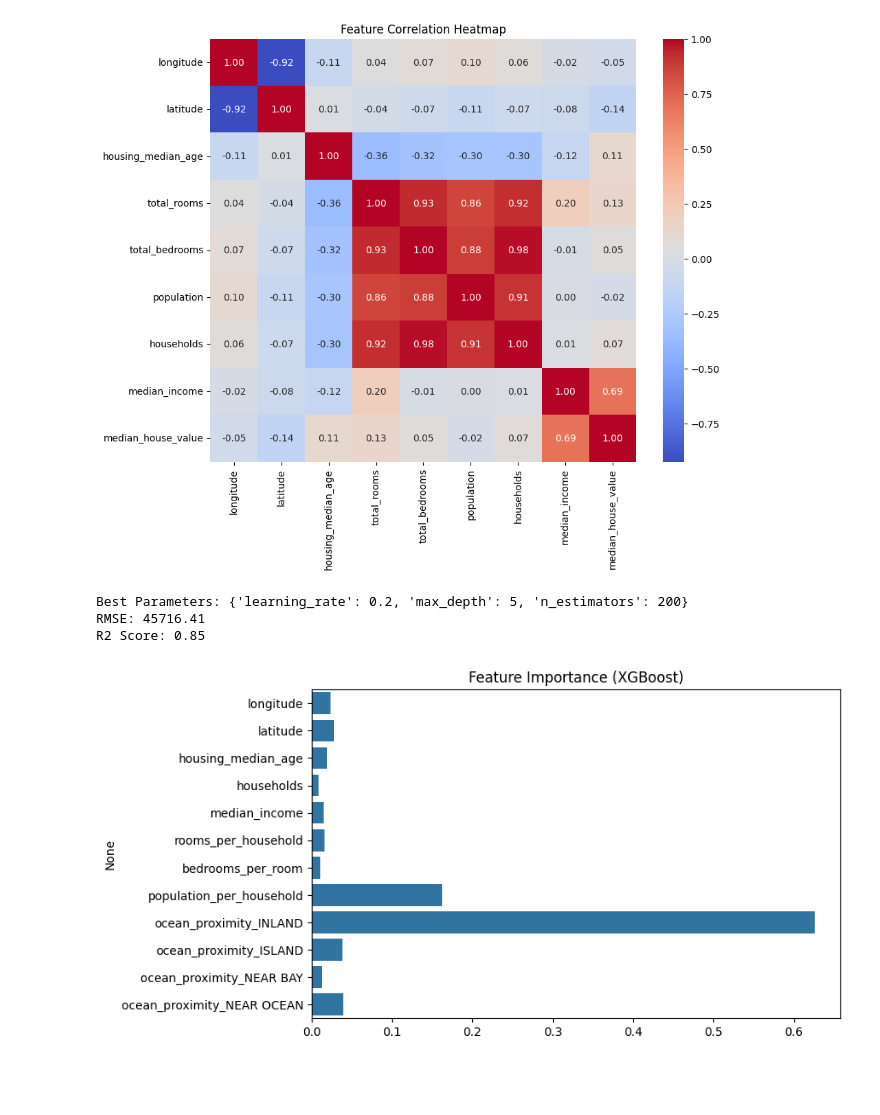
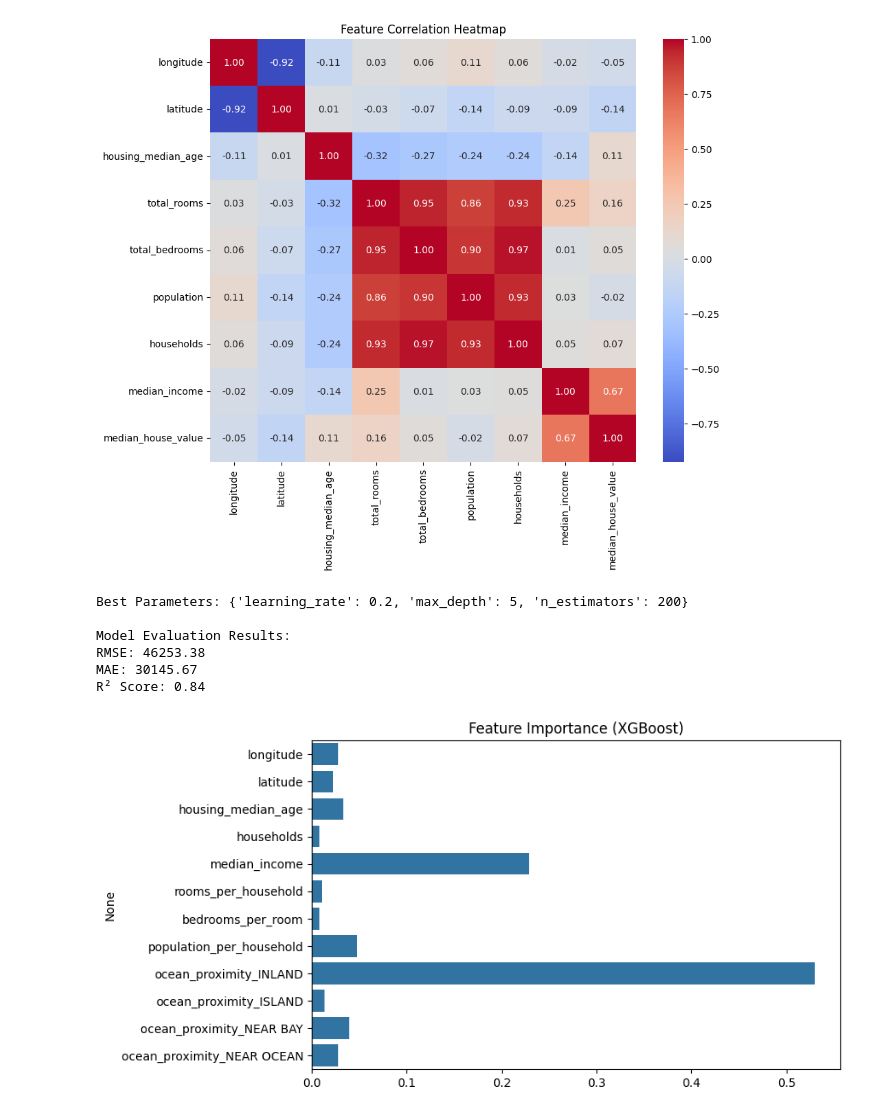
Before and after one commit to Nandhanaa-Mathesvaran/housing, a Jupyter notebook: XGBoost.ipynb, the cells around one changed output. Drawn from its saved outputs; the diff is of its cells as text; code cells hidden in the pictures; blank space fills up the shorter version.

```diff
--- a/XGBoost.ipynb
+++ b/XGBoost.ipynb
@@ -112,3 +112,11 @@ households            3.410190
 median_income         1.646537
 median_house_value    0.977692
 dtype: float64
+# %%
+import numpy as np
+
+cols_to_transform = ['total_rooms', 'total_bedrooms', 'population', 'households', 'median_income']
+
+for col in cols_to_transform:
+    df[col] = np.log1p(df[col])
+print(df[cols_to_transform].apply(lambda x: skew(x.dropna())))
@@ -163,20 +205,25 @@ print("Best Parameters:", grid.best_params_)
 
 best = grid.best_estimator_
 y_pred = best.predict(X_test)
-
 rmse = np.sqrt(mean_squared_error(y_test, y_pred))
+mae = mean_absolute_error(y_test, y_pred)
 r2 = r2_score(y_test, y_pred)
 
+print("\nModel Evaluation Results:")
 print("RMSE:", round(rmse, 2))
-print("R2 Score:", round(r2, 2))
+print("MAE:", round(mae, 2))
+print("R² Score:", round(r2, 2))
 # %% [output]
 Best Parameters: {'learning_rate': 0.2, 'max_depth': 5, 'n_estimators': 200}
-RMSE: 45716.41
-R2 Score: 0.85
+
+Model Evaluation Results:
+RMSE: 46253.38
+MAE: 30145.67
+R² Score: 0.84
 # %%
 plt.figure(figsize=(8,5))
-sns.barplot(x=best_model.feature_importances_, y=X.columns)
+sns.barplot(x=best.feature_importances_, y=X.columns)
 plt.title("Feature Importance (XGBoost)")
 plt.show()
 # %% [output]
-[figure, old version]
+[figure, new version]
```
Also changed, not shown: parts of 5 cells of this notebook, 2 other files.
